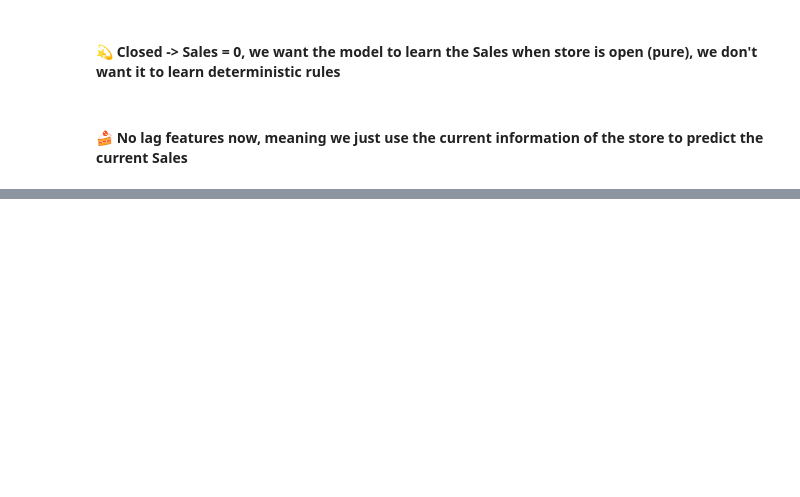
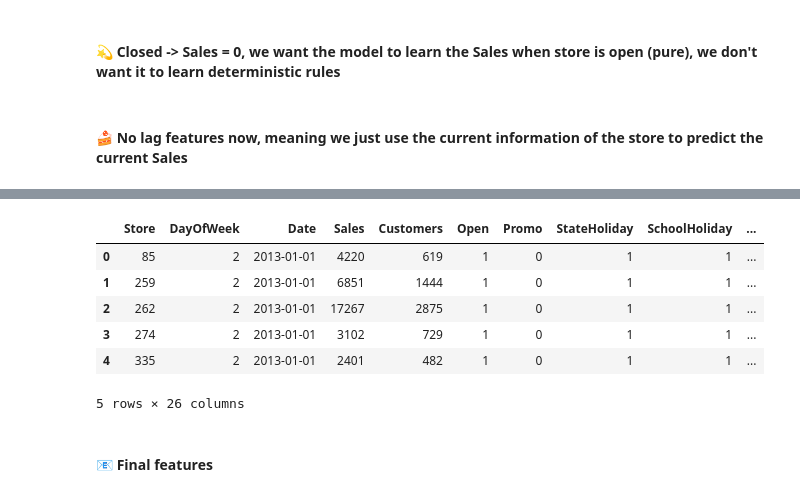
Before and after one commit to trungdung1711/rossmann-store-sales, a Jupyter notebook: notebooks/4_loop.ipynb, the cells around one changed output, grey strips where cells are left out. Saved outputs shown, nothing was run; the diff lists cells and outputs as text; code cells hidden in the pictures; blank space fills up the shorter version.

```diff
--- a/notebooks/4_loop.ipynb
+++ b/notebooks/4_loop.ipynb
@@ -78,0 +81,8 @@ store["CompetitionDistance"] = store["CompetitionDistance"].fillna(store["Compet
+# %%
+# Assume that the competition opens for a very long day
+# fill in that the competition has opened for a long term ago
+
+year = store["CompetitionOpenSinceYear"].min()
+store["CompetitionOpenSinceYear"] = store["CompetitionOpenSinceYear"].fillna(year)
+
+store["CompetitionOpenSinceMonth"] = store["CompetitionOpenSinceMonth"].fillna(1)
@@ -78,0 +91,14 @@ store["CompetitionDistance"] = store["CompetitionDistance"].fillna(store["Compet
+# %%
+# Fill sentinal
+def sentimal_promo2(row):
+    if row["Promo2"]:
+        return row
+
+    else:
+        row["Promo2SinceWeek"] = -1
+        row["Promo2SinceYear"] = -1
+        row["PromoInterval"] = ""
+        return row
+
+
+store = store.apply(sentimal_promo2, axis=1)
@@ -242,0 +338,14 @@ val_df   = df[df["Date"] >= "2015-06-01"]
+# %%
+df = df.sort_values(by=["Date", "Store"]).reset_index(drop=True)
+# %%
+df.head()
+# %% [output]
+|  | Store | DayOfWeek | Date | Sales | Customers | Open | Promo | StateHoliday | SchoolHoliday | ... |
+| 0 | 85 | 2 | 2013-01-01 | 4220 | 619 | 1 | 0 | 1 | 1 | ... |
+| 1 | 259 | 2 | 2013-01-01 | 6851 | 1444 | 1 | 0 | 1 | 1 | ... |
+| 2 | 262 | 2 | 2013-01-01 | 17267 | 2875 | 1 | 0 | 1 | 1 | ... |
+| 3 | 274 | 2 | 2013-01-01 | 3102 | 729 | 1 | 0 | 1 | 1 | ... |
+| 4 | 335 | 2 | 2013-01-01 | 2401 | 482 | 1 | 0 | 1 | 1 | ... |
+5 rows × 26 columns
+# %% [markdown]
+#### 📧 Final features
```
Also changed, not shown: parts of 25 cells of this notebook, 1 other file.
